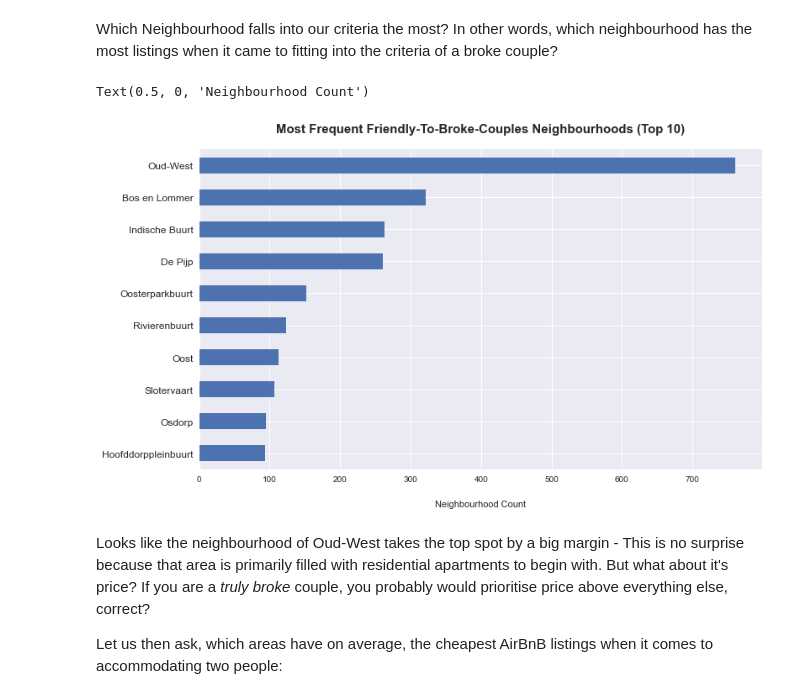
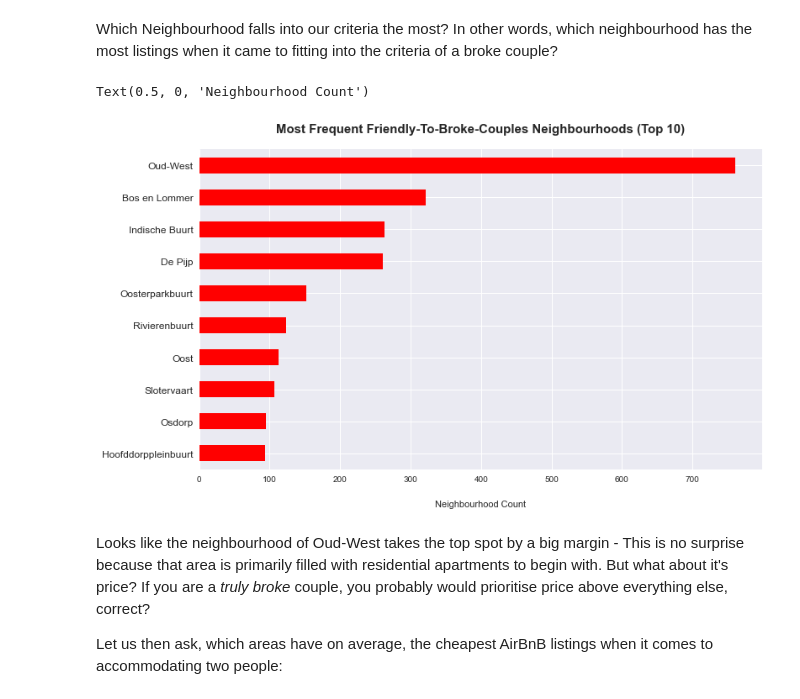
Before and after one commit to Chatresabarkah/AirBnB-EDA, a Jupyter notebook: Noob-EDA-AirBnB.ipynb, the cells around one changed output. Cells and saved outputs as stored; diff of their text form; code cells hidden in the pictures.

```diff
--- a/Noob-EDA-AirBnB.ipynb
+++ b/Noob-EDA-AirBnB.ipynb
@@ -33,8 +34,8 @@ listings_raw.shape
 # %% [markdown]
 Since the dataset has too much columns, let's narrow it down to the most relevant ones
 # %%
-colnames = ["id", "listing_url", "price","review_scores_rating", "number_of_reviews", "name","neighbourhood","beds",
-            "bathrooms", "property_type","room_type", "accommodates", "minimum_nights", "availability_365",
+colnames = ["id", "listing_url", "price", "name","neighbourhood","beds",
+            "bathrooms", "property_type", "accommodates",
             "latitude", "longitude"]
 
 listings = listings_raw[colnames]
@@ -168,13 +164,13 @@ In total, we have 3821 listings that fall within the couple criteria
 Which Neighbourhood falls into our criteria the most? In other words, which neighbourhood has the most listings when it came to fitting into the criteria of a broke couple?
 # %%
 plt.figure(figsize=(12,7))
-listings['neighbourhood'].value_counts().head(10).plot(kind='barh').invert_yaxis()
+listings['neighbourhood'].value_counts().head(10).plot(kind='barh', color='red').invert_yaxis()
 plt.yticks(fontsize = 12, rotation = 0)
 plt.title('Most Frequent Friendly-To-Broke-Couples Neighbourhoods (Top 10)', fontsize= 15, fontweight = 'bold', pad = 20)
 plt.xlabel('Neighbourhood Count', labelpad=20)
 # %% [output]
 Text(0.5, 0, 'Neighbourhood Count')
-[figure, old version]
+[figure, new version]
 # %% [markdown]
 Looks like the neighbourhood of Oud-West takes the top spot by a big margin - This is no surprise because that area is primarily filled with residential apartments to begin with. But what about it's price? If you are a *truly broke* couple, you probably would prioritise price above everything else, correct?
 
```
Also changed, not shown: parts of 8 cells of this notebook.
